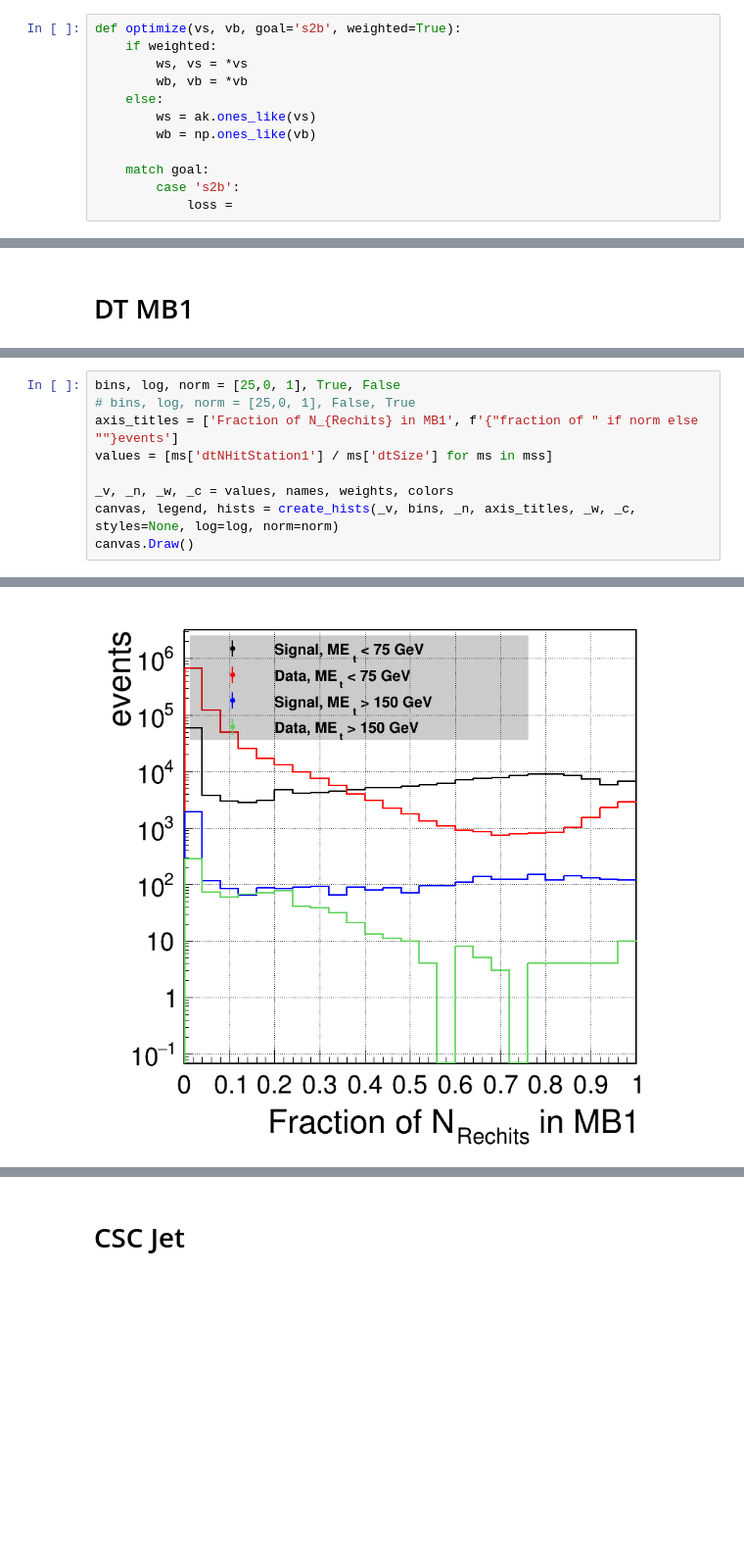
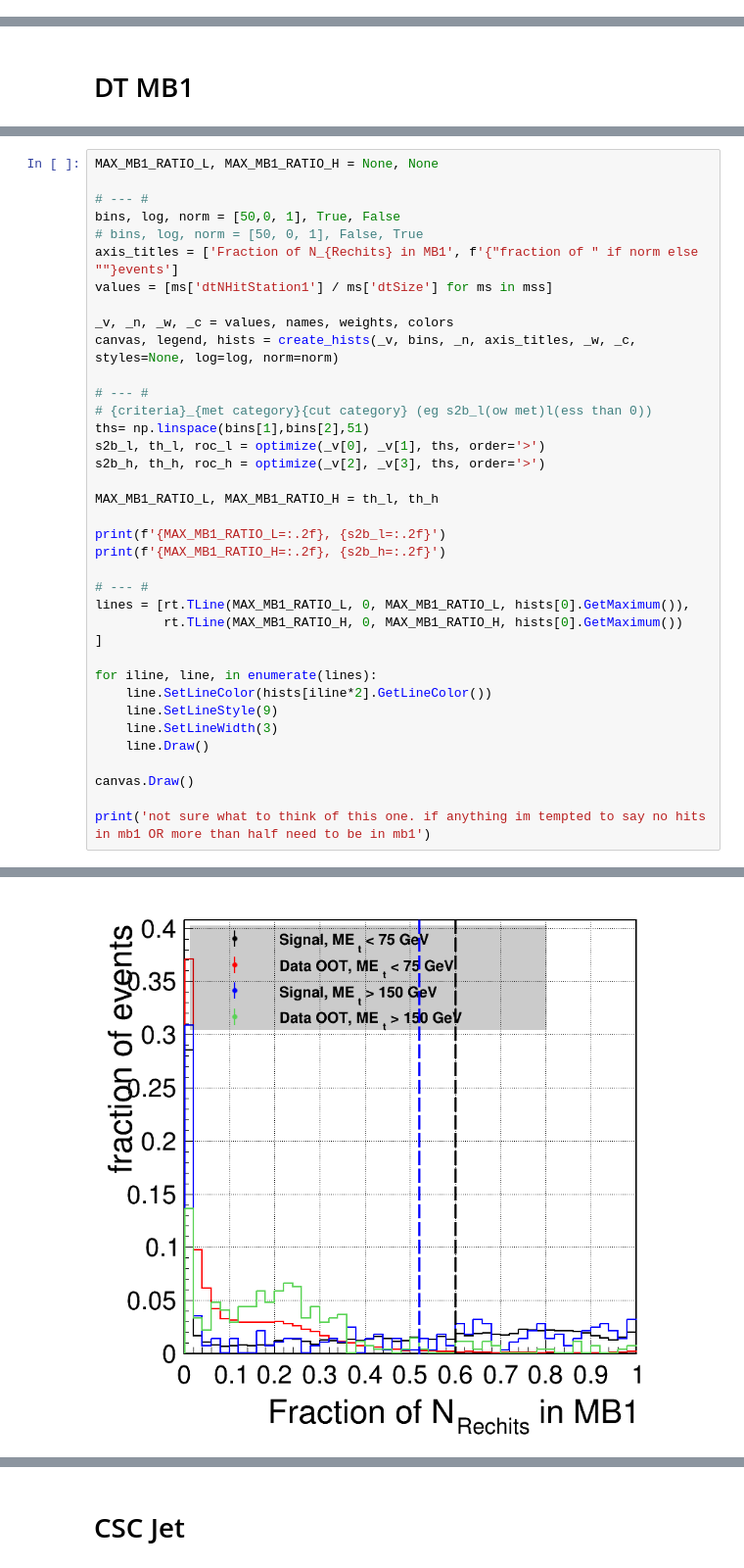
Before and after one commit to cms-lpc-llp/mds_analysis, a Jupyter notebook: notebooks/cut_optimization.ipynb, the cells around one changed output, grey strips where cells are left out. Shown at 98% size. Saved outputs shown, nothing was run; the diff lists cells and outputs as text; blank space fills up the shorter version.

```diff
--- a/notebooks/cut_optimization.ipynb
+++ b/notebooks/cut_optimization.ipynb
@@ -226,12 +232,0 @@ signal, me_{t} > 150 gev : 16,315.6 events
-# %%
-def optimize(vs, vb, goal='s2b', weighted=True):
-    if weighted:
-        ws, vs = *vs
-        wb, vb = *vb
-    else:
-        ws = ak.ones_like(vs)
-        wb = np.ones_like(vb)
-
-    match goal:
-        case 's2b':
-            loss =
@@ -345,10 +519,38 @@ canvas.Draw()
 # %%
-bins, log, norm = [25,0, 1], True, False
-# bins, log, norm = [25,0, 1], False, True
+MAX_MB1_RATIO_L, MAX_MB1_RATIO_H = None, None
+
+# --- #
+bins, log, norm = [50,0, 1], True, False
+# bins, log, norm = [50, 0, 1], False, True
 axis_titles = ['Fraction of N_{Rechits} in MB1', f'{"fraction of " if norm else ""}events']
 values = [ms['dtNHitStation1'] / ms['dtSize'] for ms in mss]
 
 _v, _n, _w, _c = values, names, weights, colors
 canvas, legend, hists = create_hists(_v, bins, _n, axis_titles, _w, _c, styles=None, log=log, norm=norm)
+
+# --- #
+# {criteria}_{met category}{cut category} (eg s2b_l(ow met)l(ess than 0))
+ths= np.linspace(bins[1],bins[2],51)
+s2b_l, th_l, roc_l = optimize(_v[0], _v[1], ths, order='>')
+s2b_h, th_h, roc_h = optimize(_v[2], _v[3], ths, order='>')
+
+MAX_MB1_RATIO_L, MAX_MB1_RATIO_H = th_l, th_h
+
+print(f'{MAX_MB1_RATIO_L=:.2f}, {s2b_l=:.2f}')
+print(f'{MAX_MB1_RATIO_H=:.2f}, {s2b_h=:.2f}')
+
+# --- #
+lines = [rt.TLine(MAX_MB1_RATIO_L, 0, MAX_MB1_RATIO_L, hists[0].GetMaximum()),
+         rt.TLine(MAX_MB1_RATIO_H, 0, MAX_MB1_RATIO_H, hists[0].GetMaximum())
+]
+
+for iline, line, in enumerate(lines):
+    line.SetLineColor(hists[iline*2].GetLineColor())
+    line.SetLineStyle(9)
+    line.SetLineWidth(3)
+    line.Draw()
+
 canvas.Draw()
+
+print('not sure what to think of this one. if anything im tempted to say no hits in mb1 OR more than half need to be in mb1')
 # %% [output]
@@ -355 +560 @@ canvas.Draw()
-[figure, old version]
+[figure, new version]
```
Also changed, not shown: parts of 20 cells of this notebook, 2 other files.
